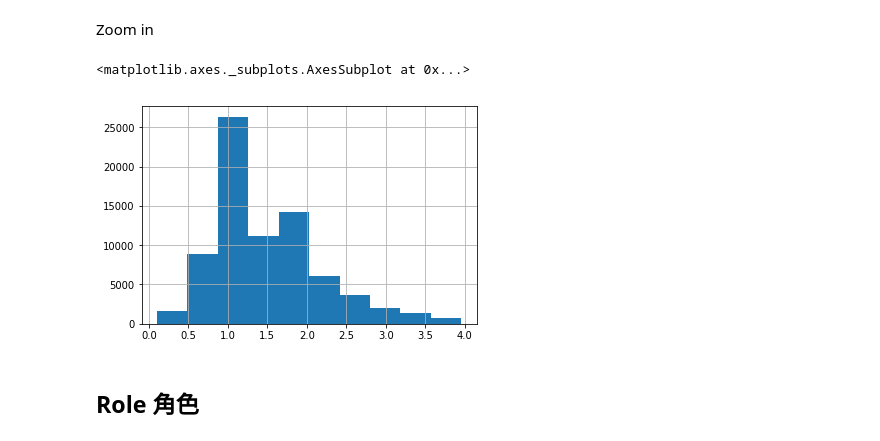
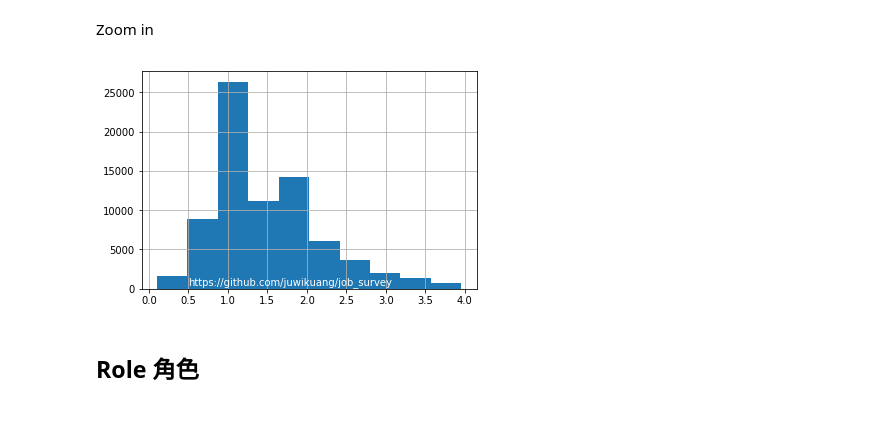
Before and after one commit to EricWebsmith/china_job_survey, a Jupyter notebook: First_Tier.ipynb, the cells around one changed output. Cells and saved outputs as stored; diff of their text form; code cells hidden in the pictures.

```diff
--- a/First_Tier.ipynb
+++ b/First_Tier.ipynb
@@ -85,11 +86,12 @@ The null hypothesis can be rejected
 conclusion: data is not normally distributed.
 # %% [markdown]
 Zoom in
-# %%
-data[data.monthly_salary<4].monthly_salary.hist()
-# %% [output]
-<matplotlib.axes._subplots.AxesSubplot at 0x...>
-[figure, removed]
+# %%
+data[data.monthly_salary<4].monthly_salary.hist()
+plt.annotate('https://github.com/juwikuang/job_survey', xy=(0,0), xytext=(0.5, 500), color='white')
+plt.show()
+# %% [output]
+[figure, added]
 # %% [markdown]
 ## Role 角色
 # %%
```
Also changed, not shown: parts of 12 cells of this notebook, 2 other files.
